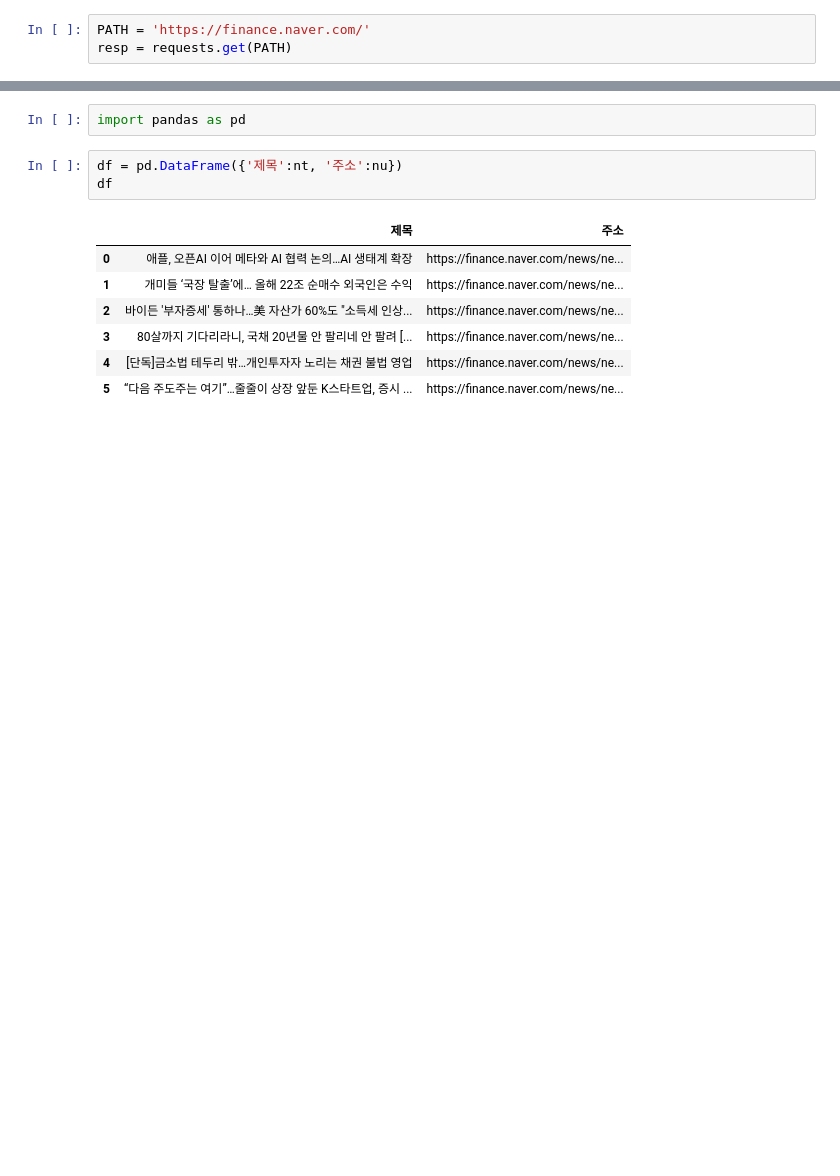
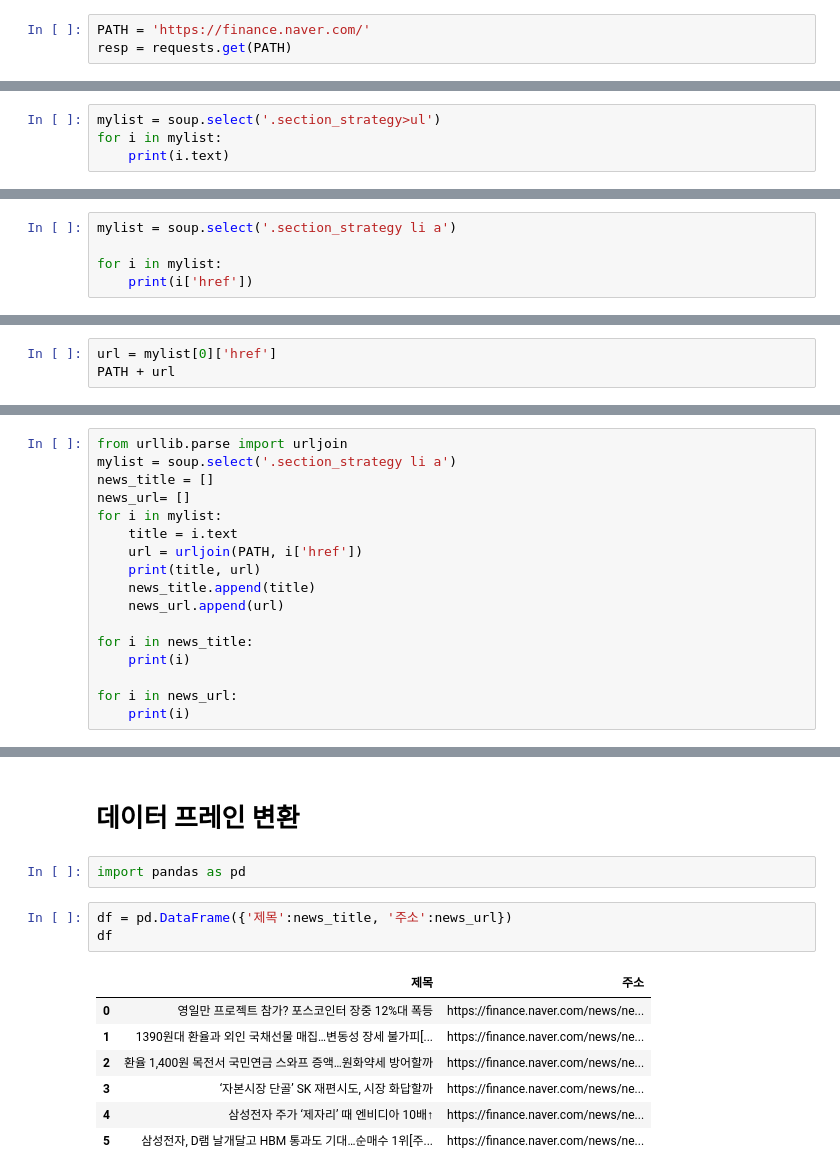
Before and after one commit to kesiss777/wassup3, a Jupyter notebook: 02_Python_Collection/02_Requests.ipynb, the cells around one changed output, grey strips where cells are left out. Drawn from its saved outputs; the diff is of its cells as text; blank space fills up the shorter version.

```diff
--- a/02_Python_Collection/02_Requests.ipynb
+++ b/02_Python_Collection/02_Requests.ipynb
@@ -63,0 +95,4 @@ sample = srclist[0]
+# %%
+mylist = soup.select('.section_strategy>ul')
+for i in mylist:
+    print(i.text)
@@ -63,0 +116,5 @@ sample = srclist[0]
+# %%
+mylist = soup.select('.section_strategy li a')
+
+for i in mylist:
+    print(i['href'])
@@ -109,0 +134,3 @@ for a in srclist:
+# %%
+url = mylist[0]['href']
+PATH + url
@@ -109,0 +139,17 @@ for a in srclist:
+# %%
+from urllib.parse import urljoin
+mylist = soup.select('.section_strategy li a')
+news_title = []
+news_url= []
+for i in mylist:
+    title = i.text
+    url = urljoin(PATH, i['href'])
+    print(title, url)
+    news_title.append(title)
+    news_url.append(url)
+
+for i in news_title:
+    print(i)
+
+for i in news_url:
+    print(i)
@@ -110,16 +175,18 @@ for a in srclist:
+# %% [markdown]
+# 데이터 프레인 변환
 # %%
 import pandas as pd
 # %%
-df = pd.DataFrame({'제목':nt, '주소':nu})
+df = pd.DataFrame({'제목':news_title, '주소':news_url})
 df
 # %% [output]
 |  | 제목 | 주소 |
-| 0 | 애플, 오픈AI 이어 메타와 AI 협력 논의…AI 생태계 확장 | https://finance.naver.com/news/ne... |
-| 1 | 개미들 ‘국장 탈출’에… 올해 22조 순매수 외국인은 수익 | https://finance.naver.com/news/ne... |
-| 2 | 바이든 '부자증세' 통하나…美 자산가 60%도 "소득세 인상... | https://finance.naver.com/news/ne... |
-| 3 | 80살까지 기다리라니, 국채 20년물 안 팔리네 안 팔려 [... | https://finance.naver.com/news/ne... |
-| 4 | [단독]금소법 테두리 밖…개인투자자 노리는 채권 불법 영업 | https://finance.naver.com/news/ne... |
-| 5 | “다음 주도주는 여기”…줄줄이 상장 앞둔 K스타트업, 증시 ... | https://finance.naver.com/news/ne... |
+| 0 | 영일만 프로젝트 참가? 포스코인터 장중 12%대 폭등 | https://finance.naver.com/news/ne... |
+| 1 | 1390원대 환율과 외인 국채선물 매집…변동성 장세 불가피[... | https://finance.naver.com/news/ne... |
+| 2 | 환율 1,400원 목전서 국민연금 스와프 증액…원화약세 방어할까 | https://finance.naver.com/news/ne... |
+| 3 | ‘자본시장 단골’ SK 재편시도, 시장 화답할까 | https://finance.naver.com/news/ne... |
+| 4 | 삼성전자 주가 ‘제자리’ 때 엔비디아 10배↑ | https://finance.naver.com/news/ne... |
+| 5 | 삼성전자, D램 날개달고 HBM 통과도 기대…순매수 1위[주... | https://finance.naver.com/news/ne... |
 # %%
 print(df)
 # %% [output]
```
Also changed, not shown: parts of 62 cells of this notebook, 4 other files.
